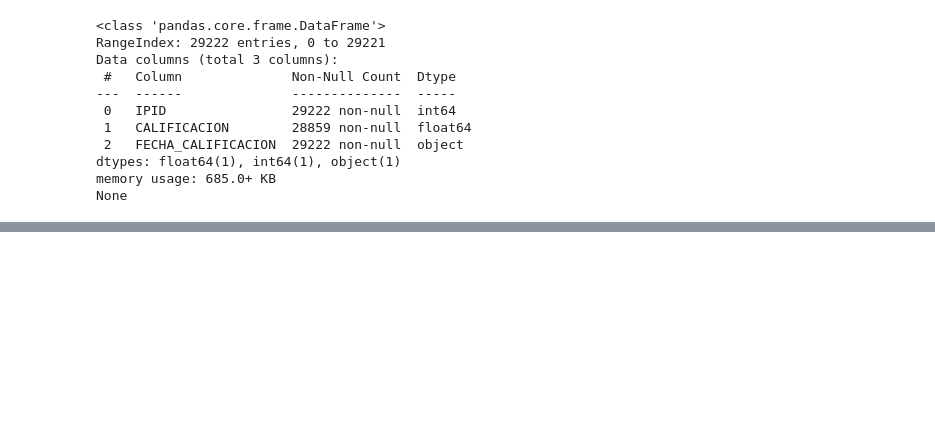
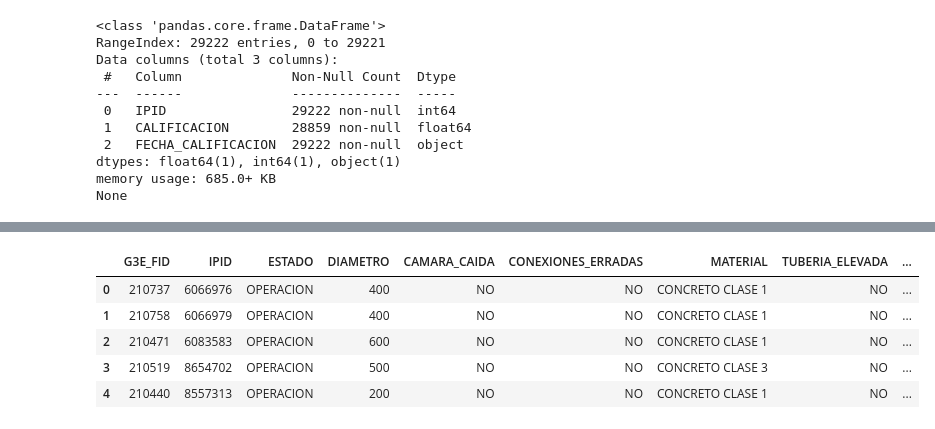
Before and after one commit to dsance/Modelo_deterioro_tramos, a Jupyter notebook: Notebooks/Fase 1 - Preparar lago de datos.ipynb, the cells around one changed output, grey strips where cells are left out. Saved outputs shown, nothing was run; the diff lists cells and outputs as text; code cells hidden in the pictures; blank space fills up the shorter version.

```diff
--- a/Notebooks/Fase 1 - Preparar lago de datos.ipynb
+++ b/Notebooks/Fase 1 - Preparar lago de datos.ipynb
@@ -165,3 +165,12 @@ None
 
 archivo_tramos_calificados = f'{DIRECTORIO_DATOS_PREPROCESADOS}/TRAMOSCALIFICADOS.csv'
 df_tramos_calificados.to_csv(archivo_tramos_calificados, index=False)
+# %%
+df_tramos_calificados.head()
+# %% [output]
+|  | G3E_FID | IPID | ESTADO | DIAMETRO | CAMARA_CAIDA | CONEXIONES_ERRADAS | MATERIAL | TUBERIA_ELEVADA | ... |
+| 0 | 210737 | 6066976 | OPERACION | 400 | NO | NO | CONCRETO CLASE 1 | NO | ... |
+| 1 | 210758 | 6066979 | OPERACION | 400 | NO | NO | CONCRETO CLASE 1 | NO | ... |
+| 2 | 210471 | 6083583 | OPERACION | 600 | NO | NO | CONCRETO CLASE 1 | NO | ... |
+| 3 | 210519 | 8654702 | OPERACION | 500 | NO | NO | CONCRETO CLASE 3 | NO | ... |
+| 4 | 210440 | 8557313 | OPERACION | 200 | NO | NO | CONCRETO CLASE 1 | NO | ... |
```
Also changed, not shown: parts of 2 cells of this notebook, 1 other file.
